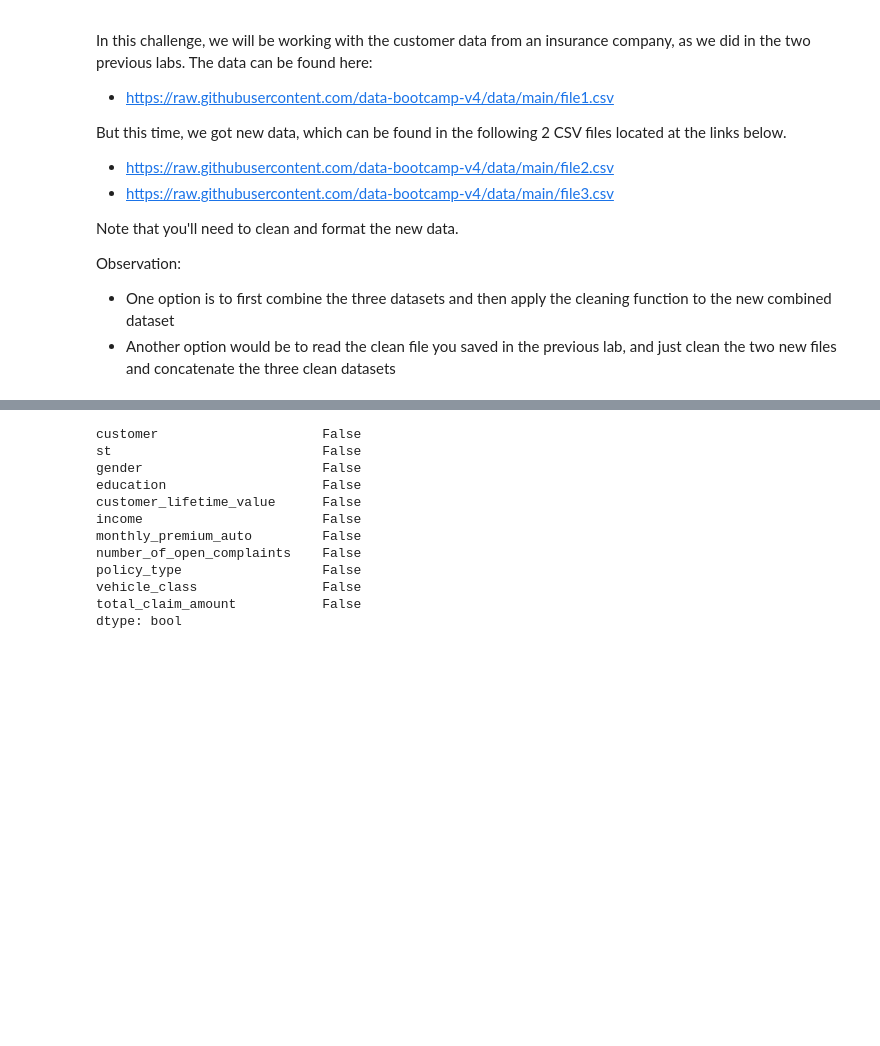
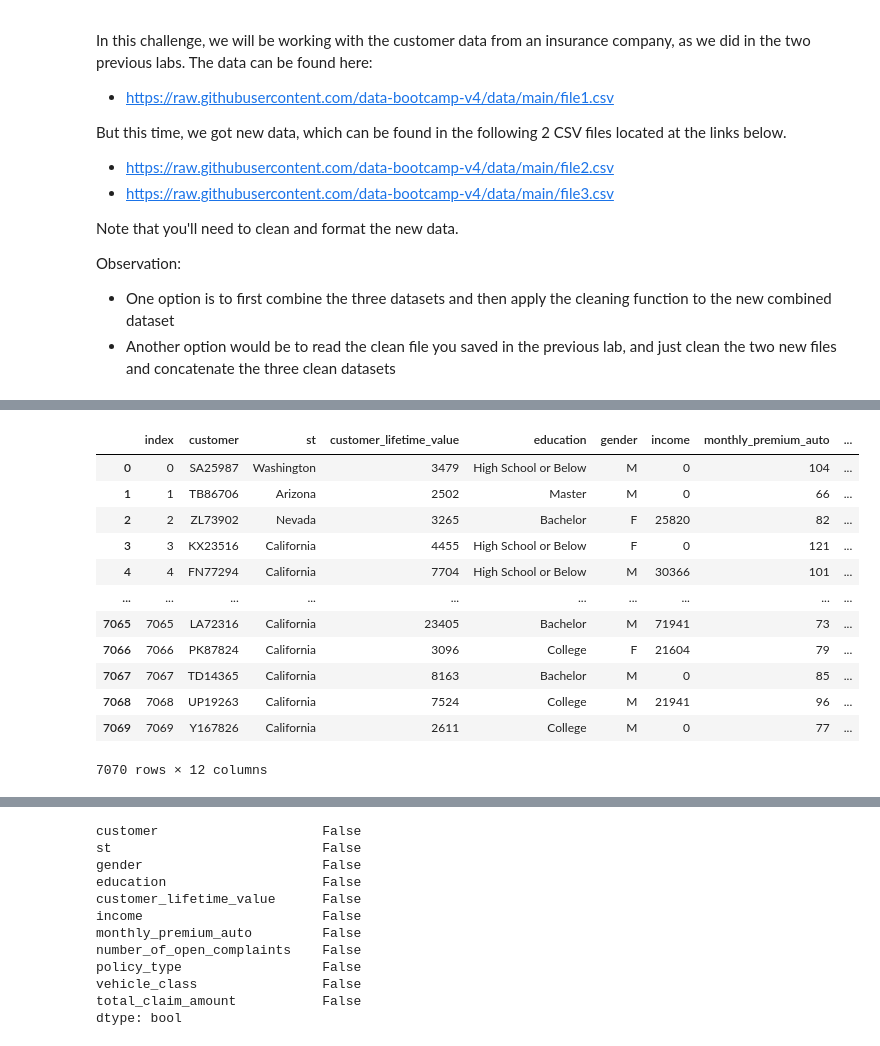
Before and after one commit to CWS/lab-dw-data-structuring-and-combining, a Jupyter notebook: lab-dw-data-structuring-and-combining.ipynb, the cells around one changed output, grey strips where cells are left out. Drawn from its saved outputs; the diff is of its cells as text; code cells hidden in the pictures; blank space fills up the shorter version.

```diff
--- a/lab-dw-data-structuring-and-combining.ipynb
+++ b/lab-dw-data-structuring-and-combining.ipynb
@@ -22,7 +22,4 @@ import pandas as pd
 
 df1 = pd.read_csv("https://raw.githubusercontent.com/data-bootcamp-v4/data/main/file1.csv")
 df2 = pd.read_csv("https://raw.githubusercontent.com/data-bootcamp-v4/data/main/file2.csv")
-df3 = pd.read_csv("https://raw.githubusercontent.com/data-bootcamp-v4/data/main/file2.csv")
-
-df4 = pd.merge(df1,df2, how="outer")
-df = pd.merge(df4,df3, how="outer")
+df3 = pd.read_csv("https://raw.githubusercontent.com/data-bootcamp-v4/data/main/file3.csv")
@@ -34,0 +64,37 @@ df.head(2)
+# %%
+df3.columns = [col.strip().replace(" ","_").lower() for col in df3.columns]
+df3.dropna(how="all", inplace=True)
+df3.rename(columns= {"state":"st"}, inplace = True)
+df3.loc[df3['gender'] == "female", "gender"] = "F"
+df3.loc[df3['gender'] == "Femal", "gender"] = "F"
+df3.loc[df3['gender'] == "Male", "gender"] = "M"
+df3.loc[df3['st'] == "WA", "st"] = "Washington"
+df3.loc[df3['st'] == "AZ", "st"] = "Arizona"
+df3.loc[df3['st'] == "Cali", "st"] = "California"
+df3.loc[df3['education'] == "Bachelors", "education"] = "Bachelor"
+df3.loc[df3['vehicle_class'] == "Sports Car", "vehicle_class"] = "Luxury"
+df3.loc[df3['vehicle_class'] == "Luxury SUV", "vehicle_class"] = "Luxury"
+df3.loc[df3['vehicle_class'] == "Luxury Car", "vehicle_class"] = "Luxury"
+df3["number_of_open_complaints"] = df3["number_of_open_complaints"].astype("int")
+df3["gender"] = df3["gender"].fillna("N/A")
+df3["customer_lifetime_value"] = df3["customer_lifetime_value"].astype("float")
+df3["customer_lifetime_value"]= df3["customer_lifetime_value"].fillna(df3["customer_lifetime_value"].mean())
+df3["customer_lifetime_value"] = df3["customer_lifetime_value"].astype("int")
+df3["income"] = df3["income"].astype("int")
+df3["monthly_premium_auto"] = df3["monthly_premium_auto"].astype("int")
+df3["total_claim_amount"] = df3["total_claim_amount"].astype("int")
+df3.reset_index()
+# %% [output]
+|  | index | customer | st | customer_lifetime_value | education | gender | income | monthly_premium_auto | ... |
+| 0 | 0 | SA25987 | Washington | 3479 | High School or Below | M | 0 | 104 | ... |
+| 1 | 1 | TB86706 | Arizona | 2502 | Master | M | 0 | 66 | ... |
+| 2 | 2 | ZL73902 | Nevada | 3265 | Bachelor | F | 25820 | 82 | ... |
+| 3 | 3 | KX23516 | California | 4455 | High School or Below | F | 0 | 121 | ... |
+| 4 | 4 | FN77294 | California | 7704 | High School or Below | M | 30366 | 101 | ... |
+| ... | ... | ... | ... | ... | ... | ... | ... | ... | ... |
+| 7065 | 7065 | LA72316 | California | 23405 | Bachelor | M | 71941 | 73 | ... |
+| 7066 | 7066 | PK87824 | California | 3096 | College | F | 21604 | 79 | ... |
+| 7067 | 7067 | TD14365 | California | 8163 | Bachelor | M | 0 | 85 | ... |
+| 7068 | 7068 | UP19263 | California | 7524 | College | M | 21941 | 96 | ... |
+| 7069 | 7069 | Y167826 | California | 2611 | College | M | 0 | 77 | ... |
+7070 rows × 12 columns
```
Also changed, not shown: parts of 5 cells of this notebook.
